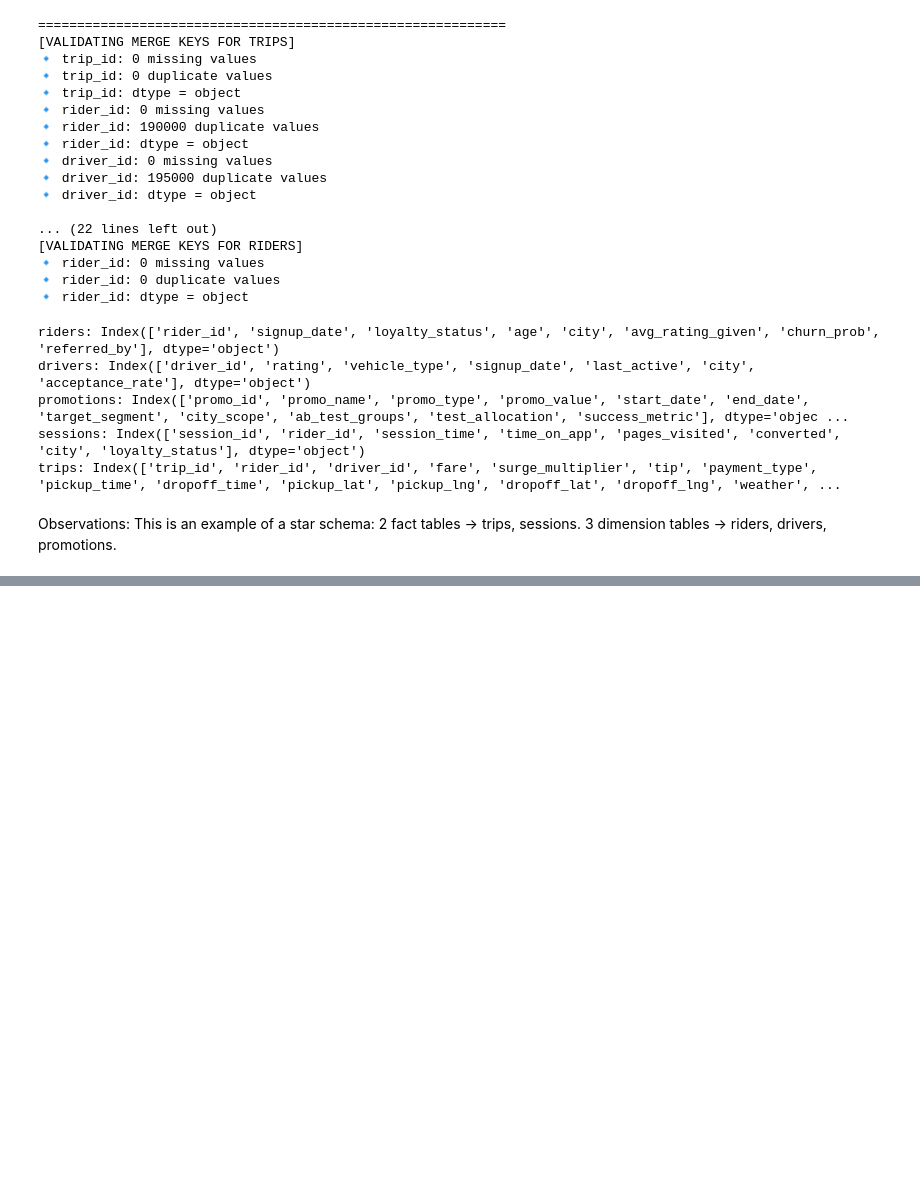
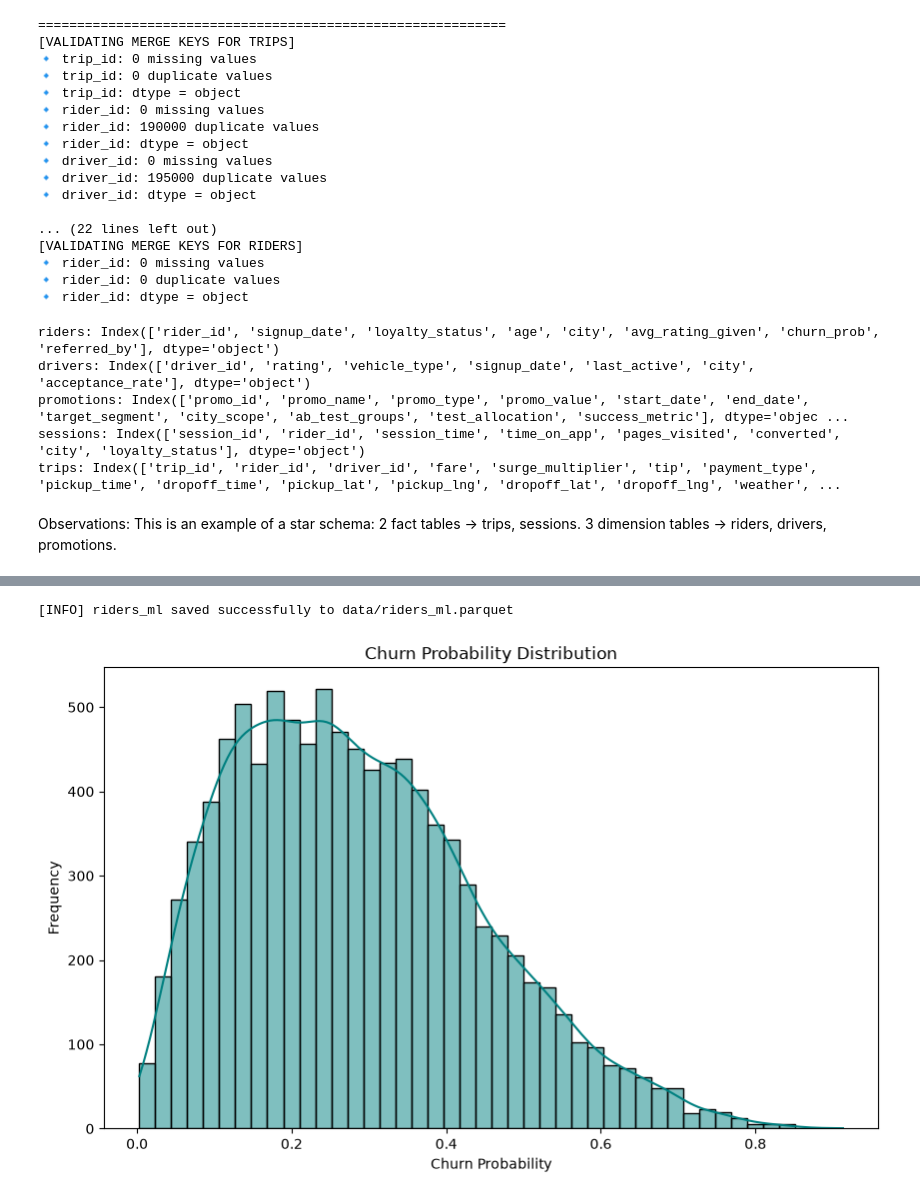
Before and after one commit to Queentutsi/RideWise-Project, a Jupyter notebook: Notebook/ridewise EDA.ipynb, the cells around one changed output, grey strips where cells are left out. Drawn from its saved outputs; the diff is of its cells as text; code cells hidden in the pictures; blank space fills up the shorter version.

```diff
--- a/Notebook/ridewise EDA.ipynb
+++ b/Notebook/ridewise EDA.ipynb
@@ -701,0 +775,11 @@ Observations: This is an example of a star schema:
+# %%
+# Ensure consistent key types -- this guarantees a clean merge.
+# Ensure consistent key types and its validation.
+riders["rider_id"] = riders["rider_id"].astype(str)
+trips["rider_id"] = trips["rider_id"].astype(str)
+sessions["rider_id"] = sessions["rider_id"].astype(str)
+
+drivers["driver_id"] = drivers["driver_id"].astype(str)
+trips["driver_id"] = trips["driver_id"].astype(str)
+
+promotions["promo_id"] = promotions["promo_id"].astype(str)
@@ -701,0 +831,21 @@ Observations: This is an example of a star schema:
+# %%
+# Aggregate sessions by rider
+sessions_agg = sessions.groupby("rider_id").agg({
+    "session_id": "count",
+    "session_time": "mean",
+    "pages_visited": "mean",
+    "converted": "mean"
+}).reset_index()
+
+sessions_agg.rename(columns={
+    "session_id": "total_sessions",
+    "session_time": "avg_session_time",
+    "pages_visited": "avg_pages_visited",
+    "converted": "conversion_rate"
+}, inplace=True)
+# %%
+# Merge into riders
+riders_ml = riders.merge(trips_agg, on="rider_id", how="left")
+riders_ml = riders_ml.merge(sessions_agg, on="rider_id", how="left")
+
+print("[INFO] Rider-level dataset ready for EDA and modelling.]")
@@ -701,0 +931,19 @@ Observations: This is an example of a star schema:
+# %%
+# Saving riders_ml as a Parquet (best for ML pipelines)
+riders_ml.to_parquet(r"C:\Users\akand\OneDrive\Documents\data journey\Amdari Resources\DS Projects\Ridewise Project\Data\riders_ml.parquet", index=False)
+print("[INFO] riders_ml saved successfully to data/riders_ml.parquet")
+# %% [output]
+[INFO] riders_ml saved successfully to data/riders_ml.parquet
+# %%
+# CHURN PROBABILITY DISTRIBUTION
+import seaborn as sns
+import matplotlib.pyplot as plt
+
+plt.figure(figsize=(10,6))
+sns.histplot(riders_ml["churn_prob"], kde=True, color="teal")
+plt.title("Churn Probability Distribution")
+plt.xlabel("Churn Probability")
+plt.ylabel("Frequency")
+plt.show()
+# %% [output]
+[figure, added]
```
Also changed, not shown: parts of 23 cells of this notebook, 5 other files.
